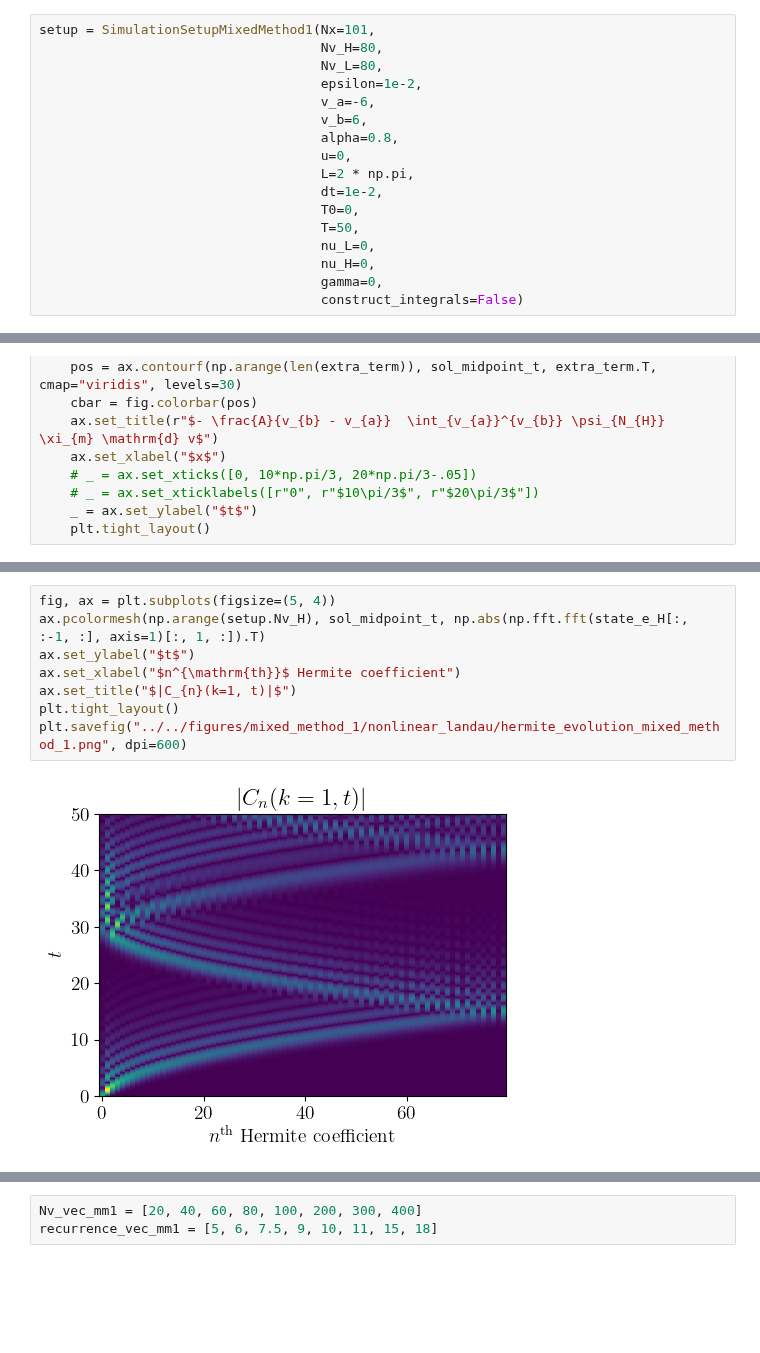
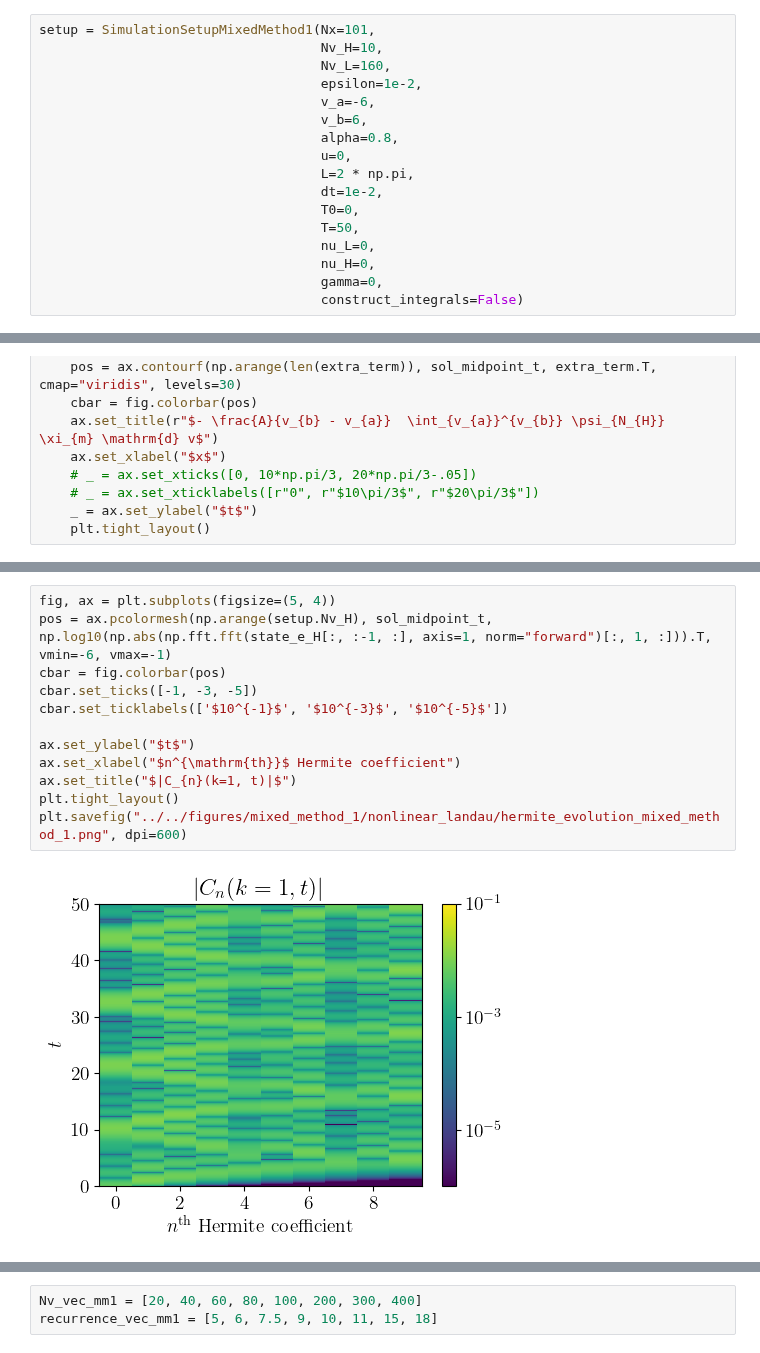
Before and after one commit to opaliss/mixed_methods, a Jupyter notebook: analysis/mixed_method_1/weak_landau_damping_mixed_method_1.ipynb, the cells around one changed output, grey strips where cells are left out. Cells and saved outputs as stored; diff of their text form; blank space fills up the shorter version.

Commit message:
update weak Landau setup

```diff
--- a/analysis/mixed_method_1/weak_landau_damping_mixed_method_1.ipynb
+++ b/analysis/mixed_method_1/weak_landau_damping_mixed_method_1.ipynb
@@ -30,8 +30,8 @@ matplotlib.rcParams['text.usetex'] = True
 # Mixed method #1: weak Landau damping
 # %%
 setup = SimulationSetupMixedMethod1(Nx=101,
-                                    Nv_H=80,
-                                    Nv_L=80,
+                                    Nv_H=10,
+                                    Nv_L=160,
                                     epsilon=1e-2,
                                     v_a=-6,
                                     v_b=6,
@@ -185,12 +185,16 @@ plt.savefig("../../figures/mixed_method_1/weak_landau/weak_landau_damping_mm1.pn
 # %%
 fig, ax = plt.subplots(figsize=(5, 4))
-ax.pcolormesh(np.arange(setup.Nv_H), sol_midpoint_t, np.abs(np.fft.fft(state_e_H[:, :-1, :], axis=1)[:, 1, :]).T)
+pos = ax.pcolormesh(np.arange(setup.Nv_H), sol_midpoint_t, np.log10(np.abs(np.fft.fft(state_e_H[:, :-1, :], axis=1, norm="forward")[:, 1, :])).T, vmin=-6, vmax=-1)
+cbar = fig.colorbar(pos)
+cbar.set_ticks([-1, -3, -5])
+cbar.set_ticklabels(['$10^{-1}$', '$10^{-3}$', '$10^{-5}$'])
+
 ax.set_ylabel("$t$")
 ax.set_xlabel("$n^{\mathrm{th}}$ Hermite coefficient")
 ax.set_title("$|C_{n}(k=1, t)|$")
 plt.tight_layout()
 plt.savefig("../../figures/mixed_method_1/nonlinear_landau/hermite_evolution_mixed_method_1.png", dpi=600)
 # %% [output]
-[figure, old version]
+[figure, new version]
 # %%
 fig, ax = plt.subplots(figsize=(5,4))
```
Also changed, not shown: parts of 9 cells of this notebook, 5 other files.
